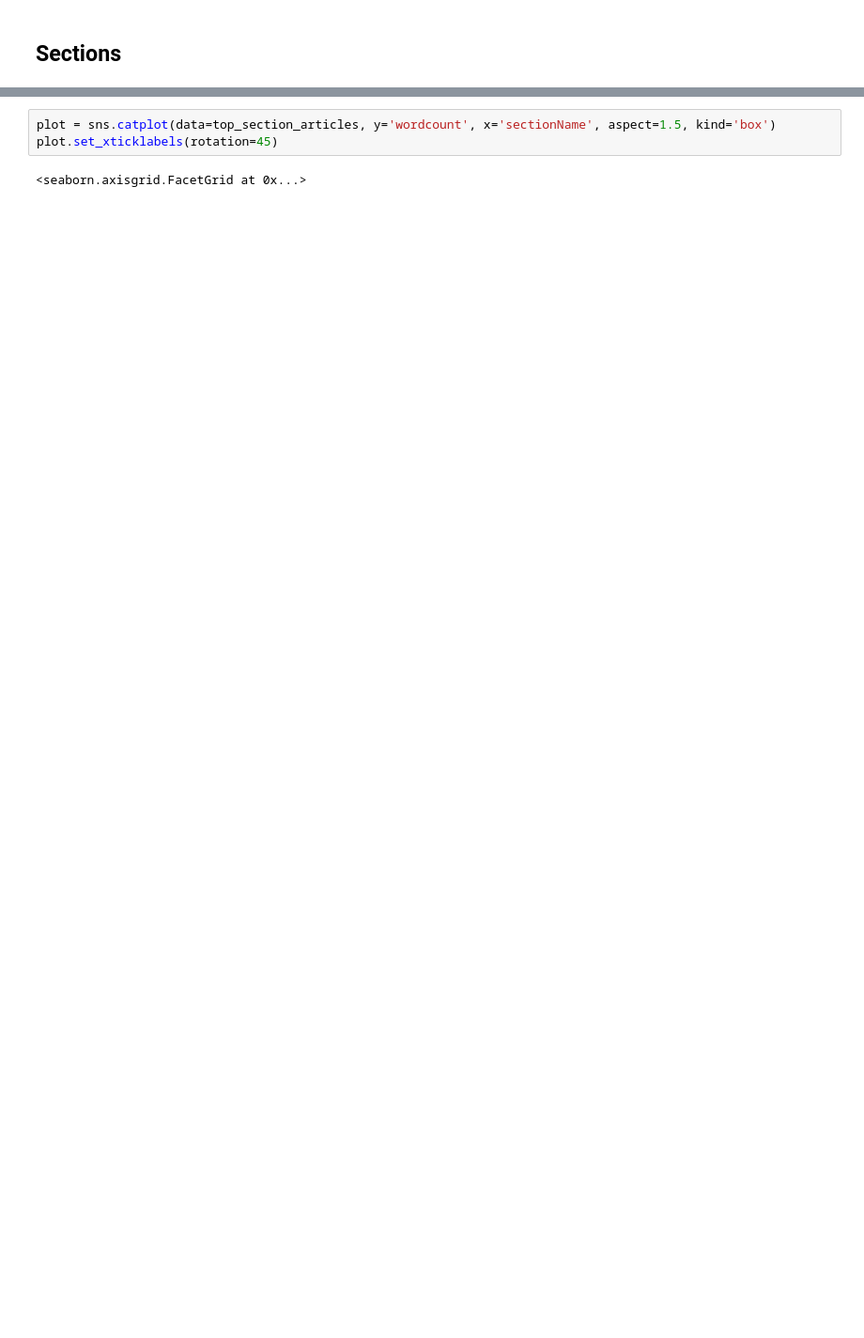
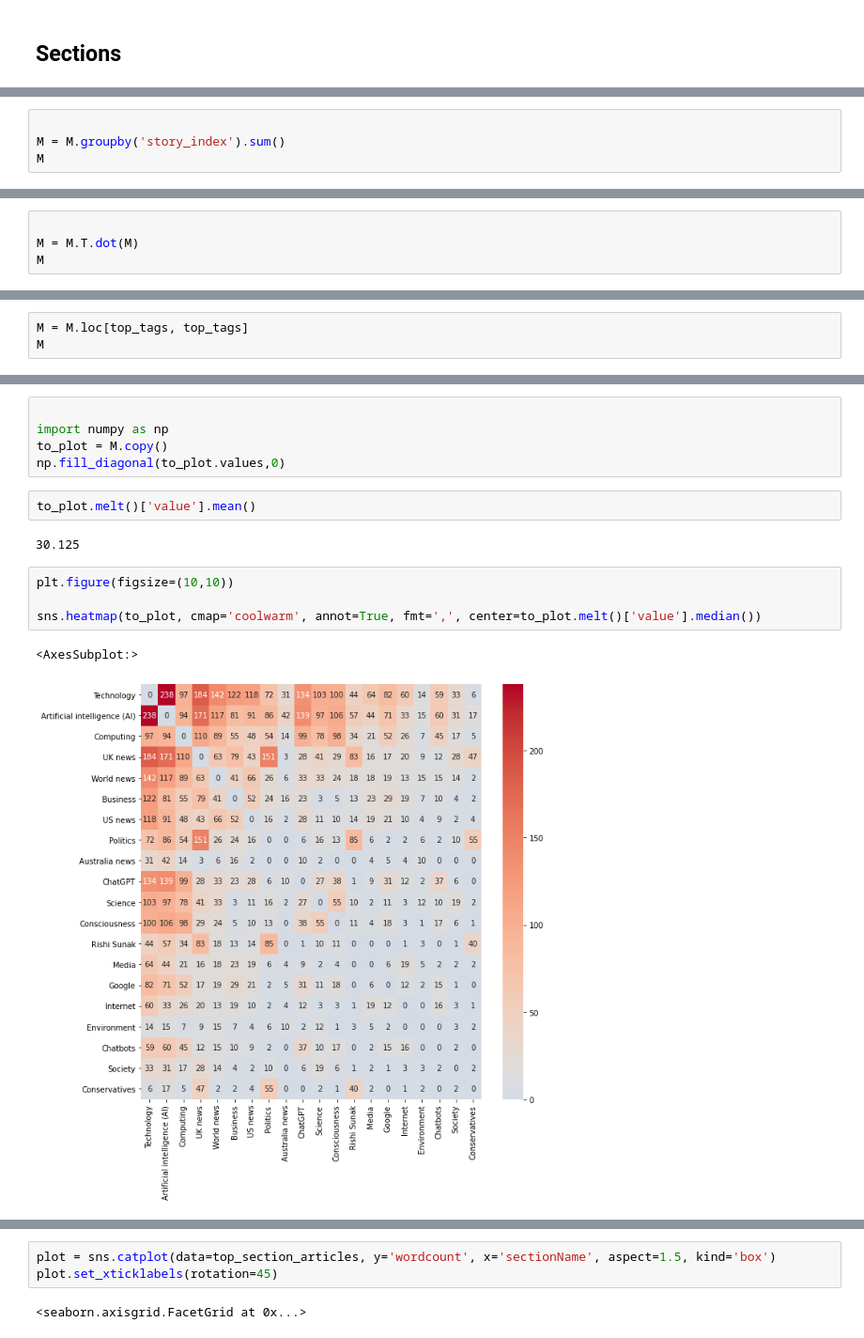
Before and after one commit to Minyall/sc207_2023-24, a Jupyter notebook: 8_9_APIs/9_api_data.ipynb, the cells around one changed output, grey strips where cells are left out. Shown at 94% size. Drawn from its saved outputs; the diff is of its cells as text; blank space fills up the shorter version.

```diff
--- a/8_9_APIs/9_api_data.ipynb
+++ b/8_9_APIs/9_api_data.ipynb
@@ -198,0 +308,4 @@ Name: sectionName, dtype: object
+# %%
+
+M = M.groupby('story_index').sum()
+M
@@ -198,0 +327,4 @@ Name: sectionName, dtype: object
+# %%
+
+M = M.T.dot(M)
+M
@@ -198,0 +345,3 @@ Name: sectionName, dtype: object
+# %%
+M = M.loc[top_tags, top_tags]
+M
@@ -198,0 +388,16 @@ Name: sectionName, dtype: object
+# %%
+
+import numpy as np
+to_plot = M.copy()
+np.fill_diagonal(to_plot.values,0)
+# %%
+to_plot.melt()['value'].mean()
+# %% [output]
+30.125
+# %%
+plt.figure(figsize=(10,10))
+
+sns.heatmap(to_plot, cmap='coolwarm', annot=True, fmt=',', center=to_plot.melt()['value'].median())
+# %% [output]
+<AxesSubplot:>
+[figure, added]
```
Also changed, not shown: parts of 36 cells of this notebook.
